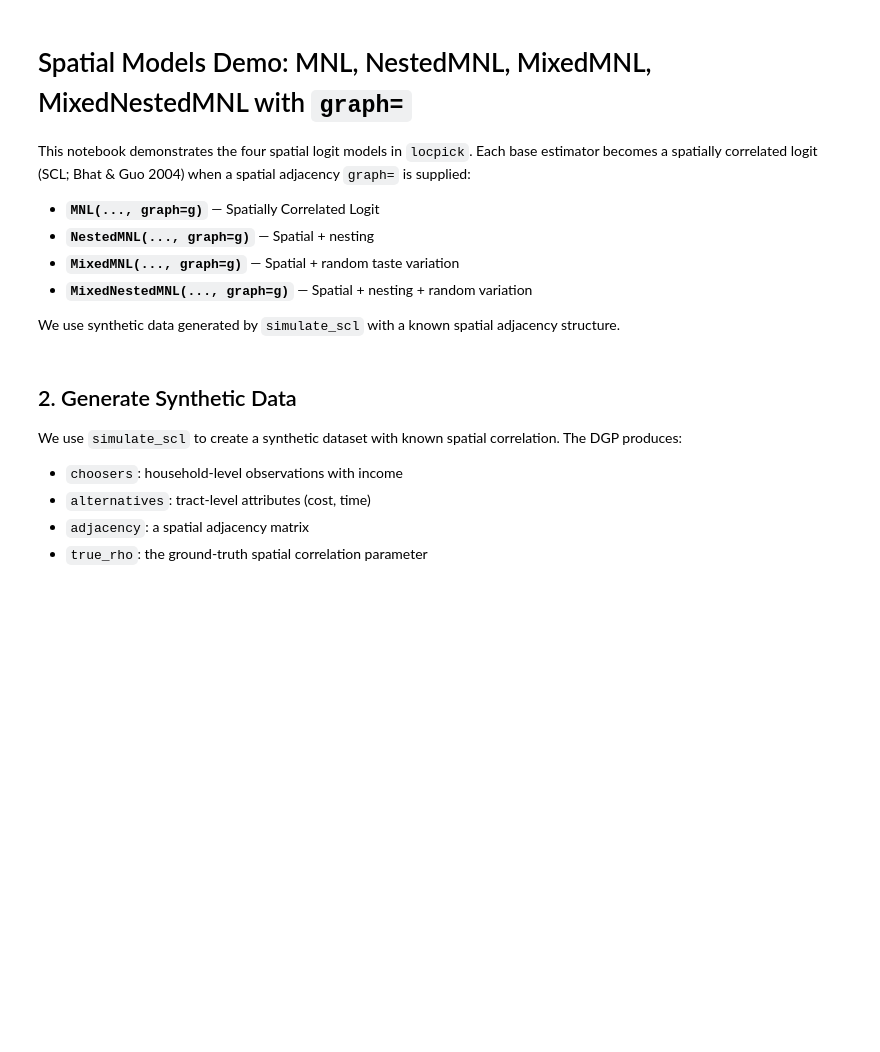
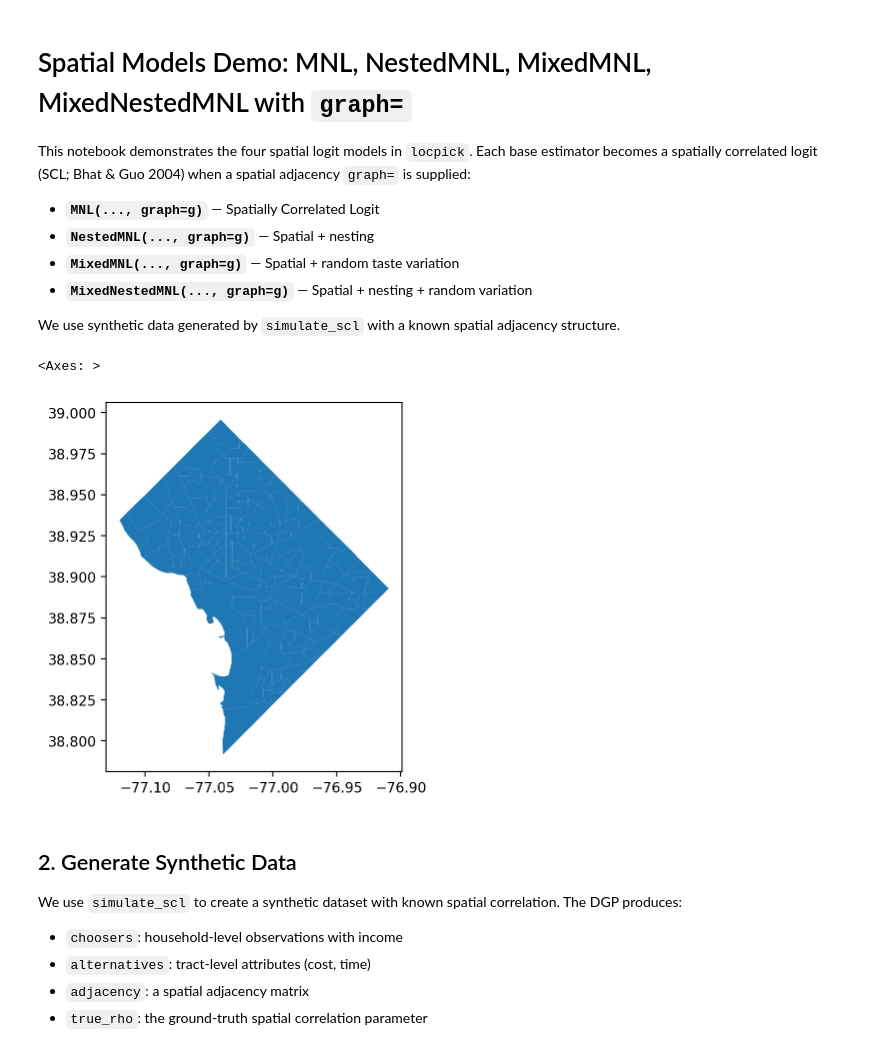
Before and after one commit to knaaptime/locpick, a Jupyter notebook: docs/source/user-guide/spatial_models_demo.ipynb, the cells around one changed output. Drawn from its saved outputs; the diff is of its cells as text; code cells hidden in the pictures; blank space fills up the shorter version.

```diff
--- a/docs/source/user-guide/spatial_models_demo.ipynb
+++ b/docs/source/user-guide/spatial_models_demo.ipynb
@@ -19,0 +22,9 @@ from locpick.models.nested import NestingTree, NestSpec
+# %%
+datasets = gsp.DataStore()
+# %%
+dc = gsp.io.get_acs(datasets, years=2019, level='tract', state_fips='11')
+# %%
+dc.plot()
+# %% [output]
+<Axes: >
+[figure, added]
```
Also changed, not shown: parts of 12 cells of this notebook, 35 other files.
